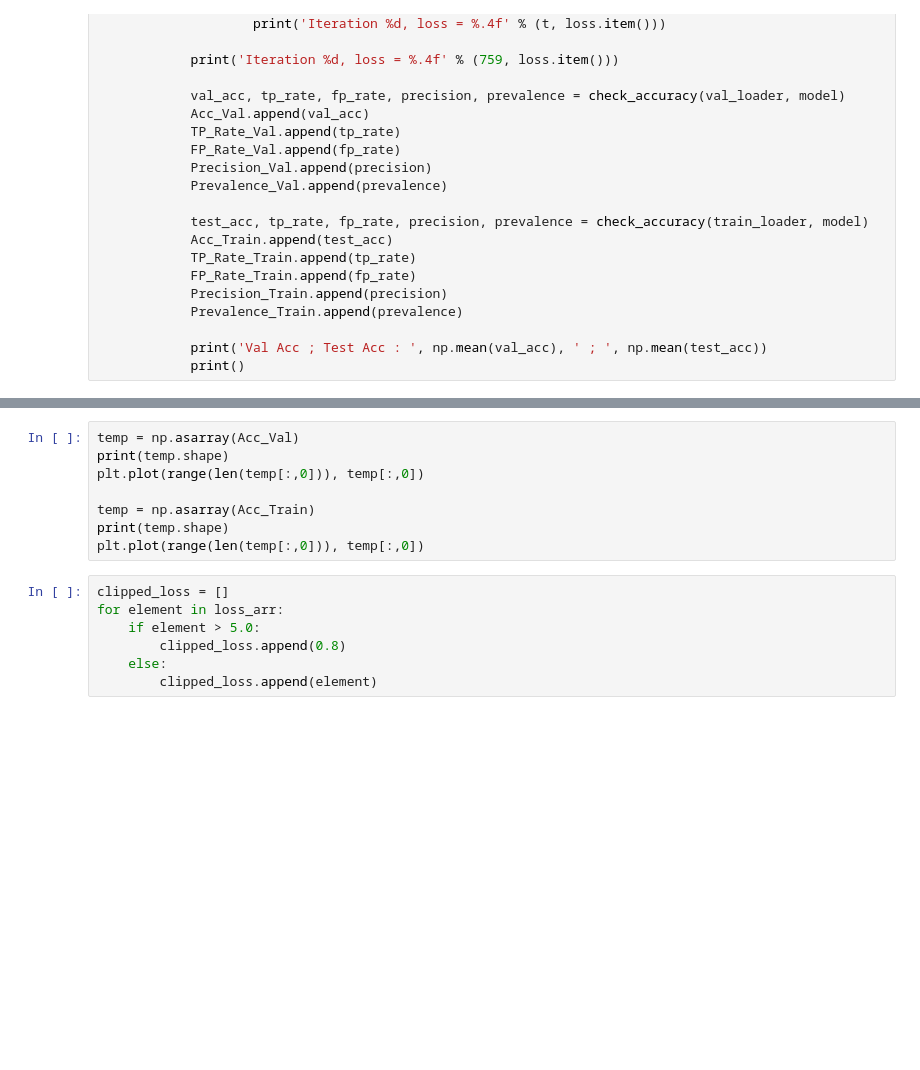
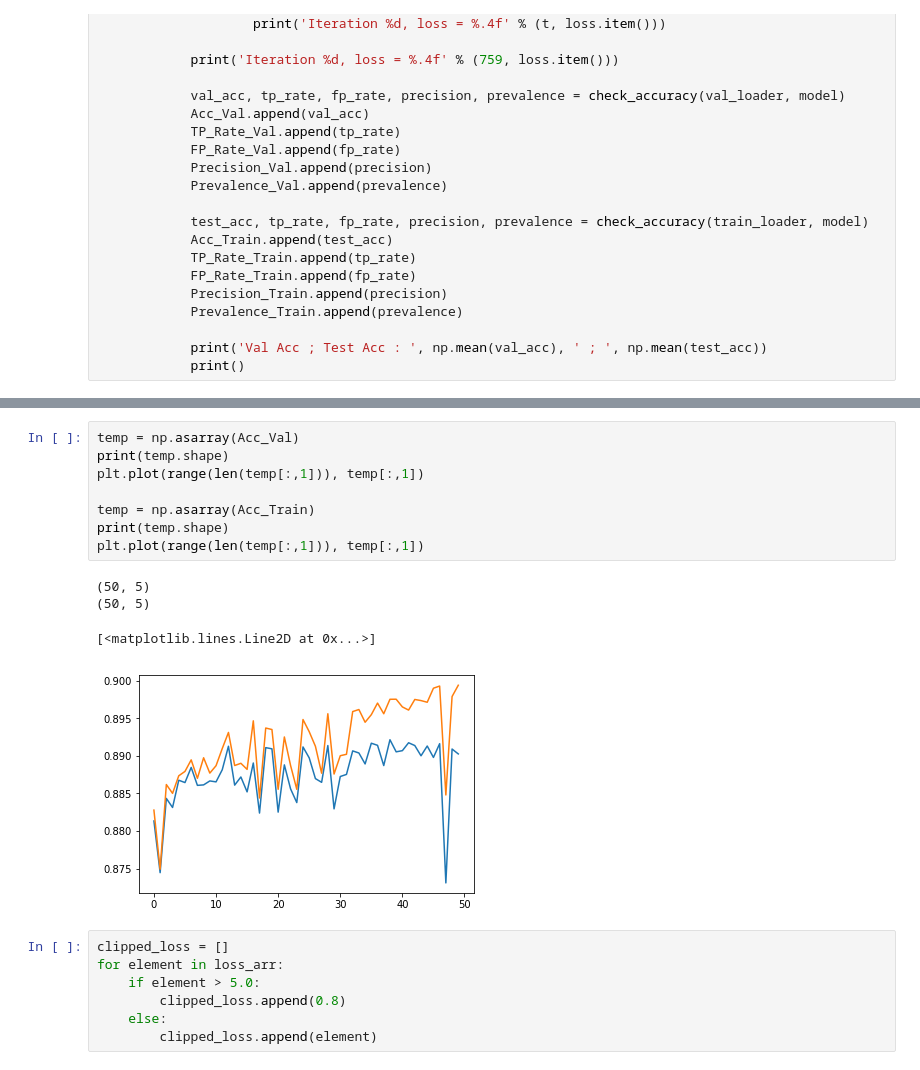
Before and after one commit to aguilarmg/cs231n-finalproject, a Jupyter notebook: Frontal AP Model.ipynb, the cells around one changed output, grey strips where cells are left out. Saved outputs shown, nothing was run; the diff lists cells and outputs as text; blank space fills up the shorter version.

```diff
--- a/Frontal AP Model.ipynb
+++ b/Frontal AP Model.ipynb
@@ -296,11 +347,16 @@ plt.plot(range(len(loss_arr[::200])), loss_arr[::200])
 # %%
 temp = np.asarray(Acc_Val)
 print(temp.shape)
-plt.plot(range(len(temp[:,0])), temp[:,0])
+plt.plot(range(len(temp[:,1])), temp[:,1])
 
 temp = np.asarray(Acc_Train)
 print(temp.shape)
-plt.plot(range(len(temp[:,0])), temp[:,0])
+plt.plot(range(len(temp[:,1])), temp[:,1])
+# %% [output]
+(50, 5)
+(50, 5)
+[<matplotlib.lines.Line2D at 0x...>]
+[figure, added]
 # %%
 clipped_loss = []
 for element in loss_arr:
```
Also changed, not shown: parts of 6 cells of this notebook.
